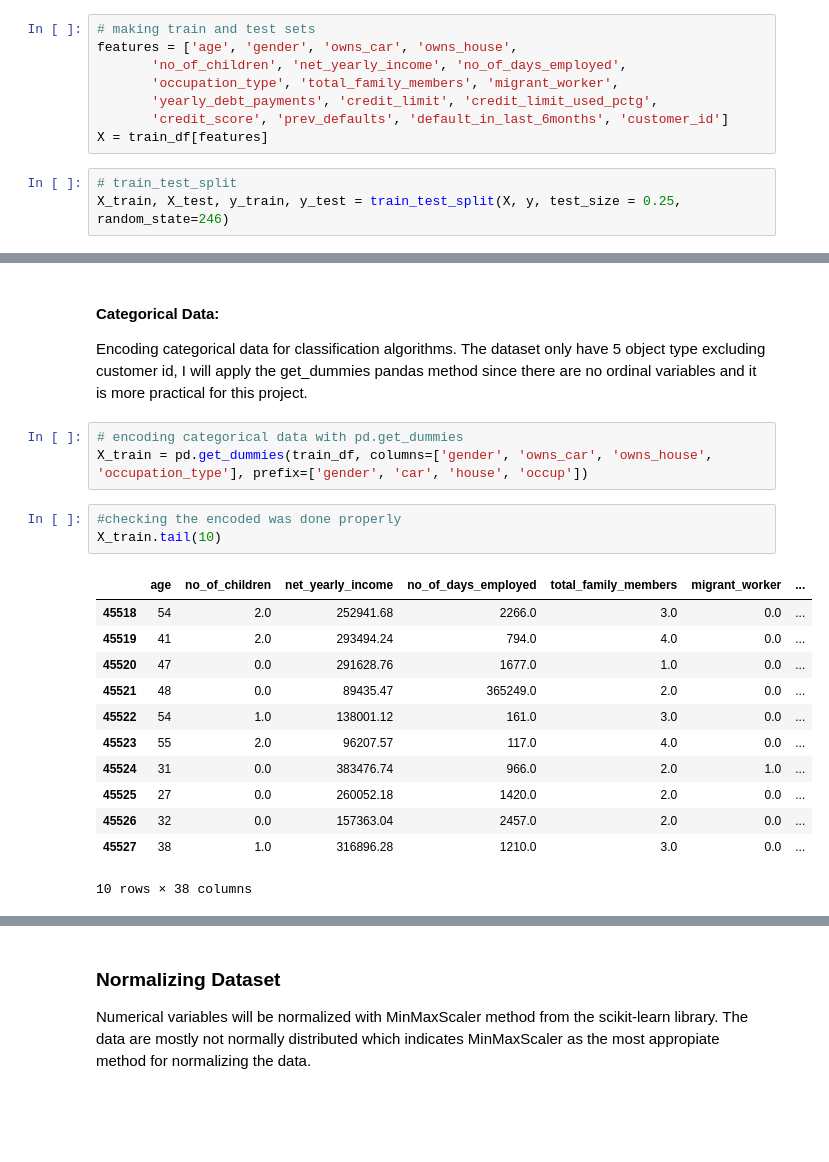
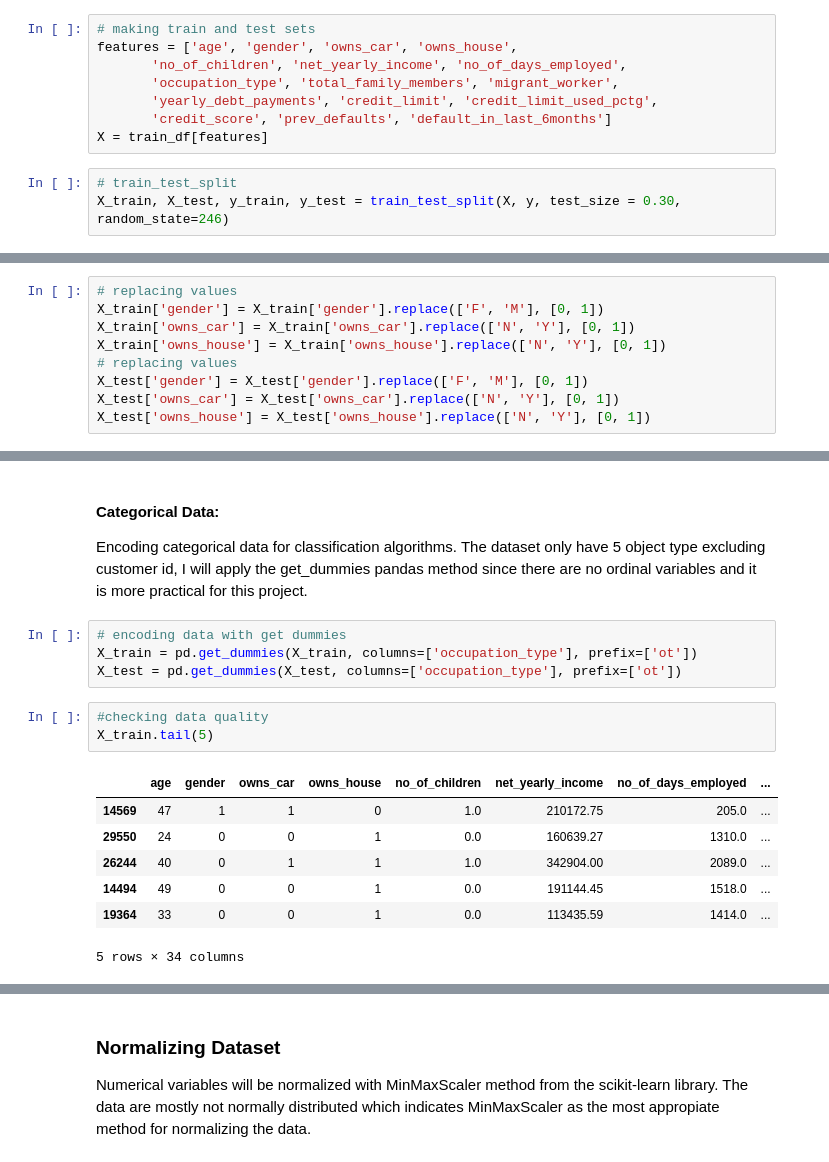
Before and after one commit to CamiloDS16/Project-2-AmEx-Credit-Card-Default-, a Jupyter notebook: Project-2-AmEx-Credit-Card-Default-/notebooks/preprocessing_amex.ipynb, the cells around one changed output, grey strips where cells are left out. Saved outputs shown, nothing was run; the diff lists cells and outputs as text; blank space fills up the shorter version.

```diff
--- a/Project-2-AmEx-Credit-Card-Default-/notebooks/preprocessing_amex.ipynb
+++ b/Project-2-AmEx-Credit-Card-Default-/notebooks/preprocessing_amex.ipynb
@@ -39,8 +45,8 @@ features = ['age', 'gender', 'owns_car', 'owns_house',
        'no_of_children', 'net_yearly_income', 'no_of_days_employed',
        'occupation_type', 'total_family_members', 'migrant_worker',
        'yearly_debt_payments', 'credit_limit', 'credit_limit_used_pctg',
-       'credit_score', 'prev_defaults', 'default_in_last_6months', 'customer_id']
+       'credit_score', 'prev_defaults', 'default_in_last_6months']
 X = train_df[features]
 # %%
 # train_test_split
-X_train, X_test, y_train, y_test = train_test_split(X, y, test_size = 0.25, random_state=246)
+X_train, X_test, y_train, y_test = train_test_split(X, y, test_size = 0.30, random_state=246)
@@ -75,0 +90,9 @@ X_train.head(5)
+# %%
+# replacing values
+X_train['gender'] = X_train['gender'].replace(['F', 'M'], [0, 1])
+X_train['owns_car'] = X_train['owns_car'].replace(['N', 'Y'], [0, 1])
+X_train['owns_house'] = X_train['owns_house'].replace(['N', 'Y'], [0, 1])
+# replacing values
+X_test['gender'] = X_test['gender'].replace(['F', 'M'], [0, 1])
+X_test['owns_car'] = X_test['owns_car'].replace(['N', 'Y'], [0, 1])
+X_test['owns_house'] = X_test['owns_house'].replace(['N', 'Y'], [0, 1])
@@ -78,21 +111,17 @@ X_train.head(5)
 
 Encoding categorical data for classification algorithms. The dataset only have 5 object type excluding customer id, I will apply the get_dummies pandas method since there are no ordinal variables and it is more practical for this project.
 # %%
-# encoding categorical data with pd.get_dummies
-X_train = pd.get_dummies(train_df, columns=['gender', 'owns_car', 'owns_house', 'occupation_type'], prefix=['gender', 'car', 'house', 'occup'])
+# encoding data with get dummies
+X_train = pd.get_dummies(X_train, columns=['occupation_type'], prefix=['ot'])
+X_test = pd.get_dummies(X_test, columns=['occupation_type'], prefix=['ot'])
 # %%
-#checking the encoded was done properly
-X_train.tail(10)
+#checking data quality
+X_train.tail(5)
 # %% [output]
-|  | age | no_of_children | net_yearly_income | no_of_days_employed | total_family_members | migrant_worker | ... |
-| 45518 | 54 | 2.0 | 252941.68 | 2266.0 | 3.0 | 0.0 | ... |
-| 45519 | 41 | 2.0 | 293494.24 | 794.0 | 4.0 | 0.0 | ... |
-| 45520 | 47 | 0.0 | 291628.76 | 1677.0 | 1.0 | 0.0 | ... |
-| 45521 | 48 | 0.0 | 89435.47 | 365249.0 | 2.0 | 0.0 | ... |
-| 45522 | 54 | 1.0 | 138001.12 | 161.0 | 3.0 | 0.0 | ... |
-| 45523 | 55 | 2.0 | 96207.57 | 117.0 | 4.0 | 0.0 | ... |
-| 45524 | 31 | 0.0 | 383476.74 | 966.0 | 2.0 | 1.0 | ... |
-| 45525 | 27 | 0.0 | 260052.18 | 1420.0 | 2.0 | 0.0 | ... |
-| 45526 | 32 | 0.0 | 157363.04 | 2457.0 | 2.0 | 0.0 | ... |
-| 45527 | 38 | 1.0 | 316896.28 | 1210.0 | 3.0 | 0.0 | ... |
+|  | age | gender | owns_car | owns_house | no_of_children | net_yearly_income | no_of_days_employed | ... |
+| 14569 | 47 | 1 | 1 | 0 | 1.0 | 210172.75 | 205.0 | ... |
+| 29550 | 24 | 0 | 0 | 1 | 0.0 | 160639.27 | 1310.0 | ... |
+| 26244 | 40 | 0 | 1 | 1 | 1.0 | 342904.00 | 2089.0 | ... |
+| 14494 | 49 | 0 | 0 | 1 | 0.0 | 191144.45 | 1518.0 | ... |
+| 19364 | 33 | 0 | 0 | 1 | 0.0 | 113435.59 | 1414.0 | ... |
-10 rows × 38 columns
+5 rows × 34 columns
```
Also changed, not shown: parts of 23 cells of this notebook, 3 other files.
